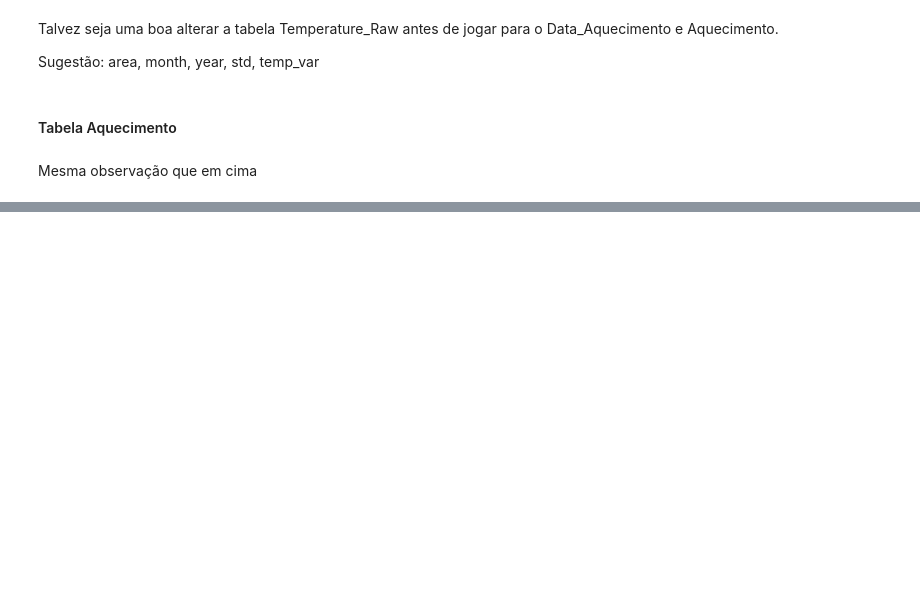
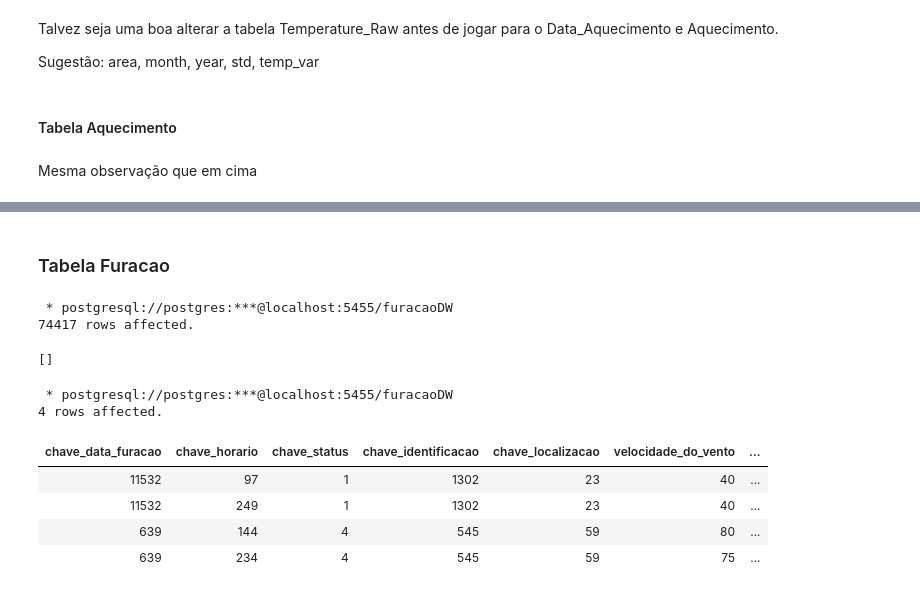
Before and after one commit to kibonusp/processamento-analitico, a Jupyter notebook: etl.ipynb, the cells around one changed output, grey strips where cells are left out. Cells and saved outputs as stored; diff of their text form; code cells hidden in the pictures; blank space fills up the shorter version.

Commit message:
Add Tabela Furacao

```diff
--- a/etl.ipynb
+++ b/etl.ipynb
@@ -1071,0 +1114,23 @@ SELECT chave
+# %% [markdown]
+### Tabela Furacao
+# %%
+%%sql
+INSERT INTO Furacao (chave_data_furacao, chave_horario, chave_status,
+                    chave_identificacao, chave_localizacao, velocidade_do_vento,
+                    categoria, quant_ocorrencia)
+SELECT d.chave_data_furacao, hr.chave_horario, s.chave_status, i.chave_identificacao, l.chave_localizacao, h.maxwind, h.categoria, 1
+FROM HURRICANE_RAW h
+JOIN Data_Furacao d
+    ON EXTRACT(DAY FROM h.date) = d.dia AND EXTRACT(MONTH FROM h.date) = d.mes AND EXTRACT(YEAR FROM h.date) = d.ano
+JOIN Horario hr
+    ON hr.hora_utc = h.time AND hr.hora_local = h.local_time
+JOIN Status s
+    ON s.status = h.status
+JOIN Identificacao i
+    ON i.id = h.id
+JOIN Localizacao l
+    ON l.pais = h.country;
+# %% [output]
+ * postgresql://postgres:***@localhost:5455/furacaoDW
+74417 rows affected.
+[]
@@ -1071,0 +1140,11 @@ SELECT chave
+# %%
+%%sql
+SELECT * FROM Furacao LIMIT 4;
+# %% [output]
+ * postgresql://postgres:***@localhost:5455/furacaoDW
+4 rows affected.
+| chave_data_furacao | chave_horario | chave_status | chave_identificacao | chave_localizacao | velocidade_do_vento | ... |
+| 11532 | 97 | 1 | 1302 | 23 | 40 | ... |
+| 11532 | 249 | 1 | 1302 | 23 | 40 | ... |
+| 639 | 144 | 4 | 545 | 59 | 80 | ... |
+| 639 | 234 | 4 | 545 | 59 | 75 | ... |
```
Also changed, not shown: parts of 28 cells of this notebook, 3 other files.
